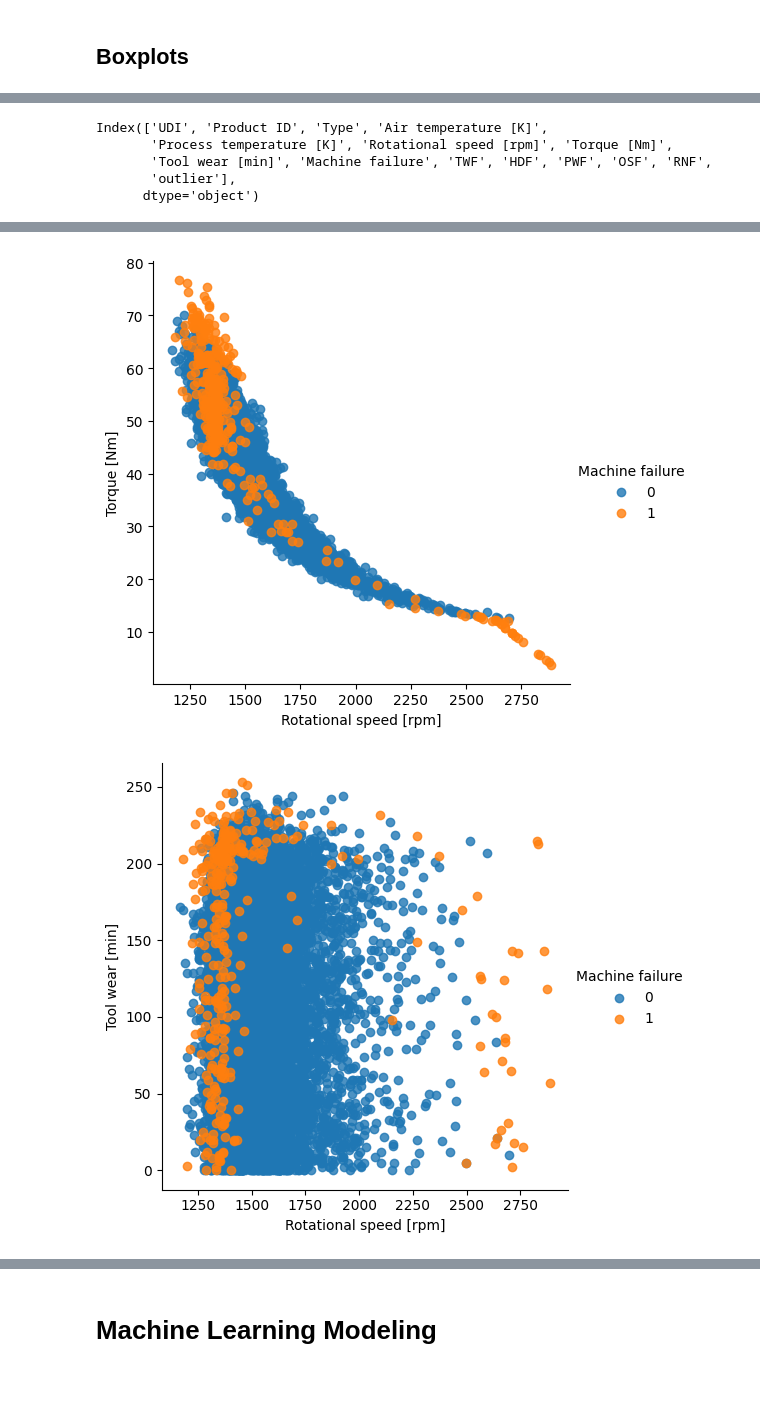
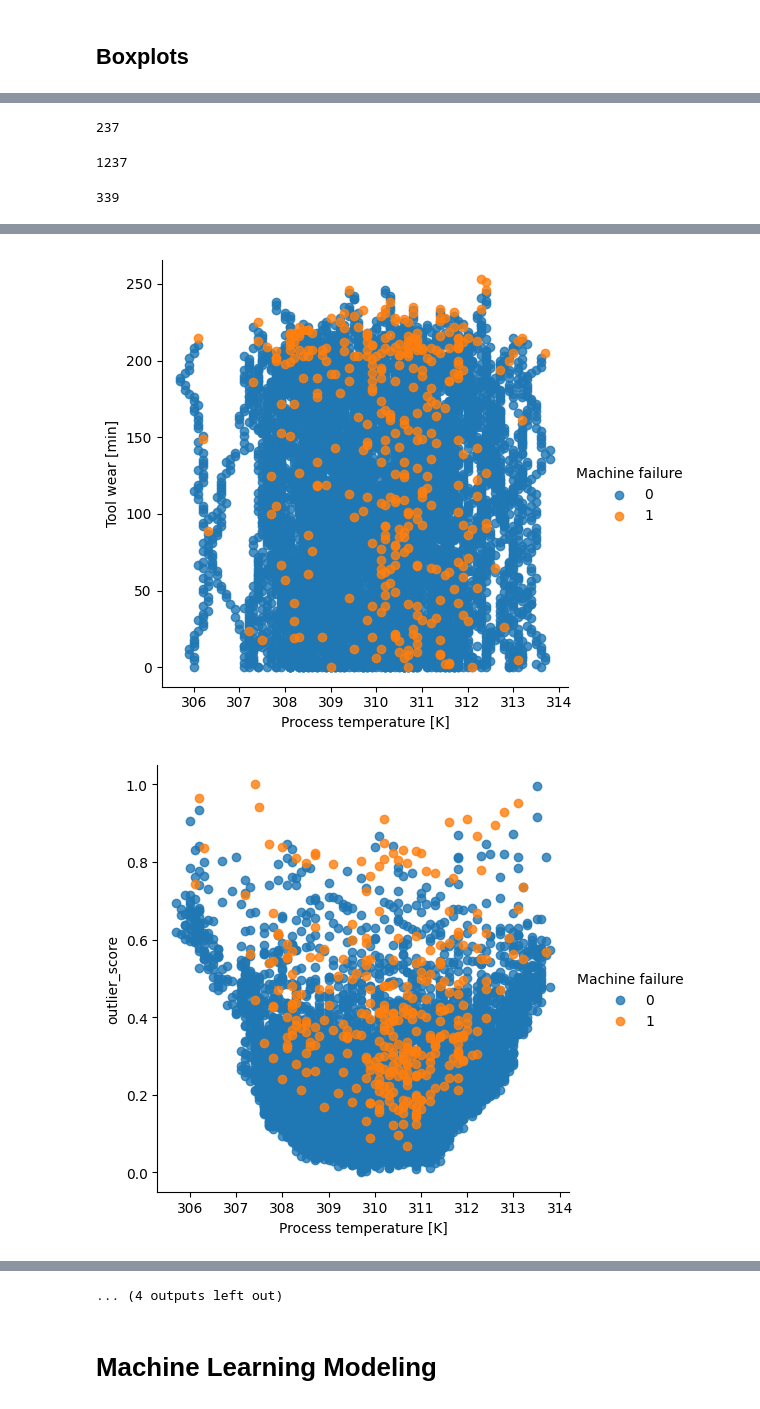
Before and after one commit to Sebastian1981/CBM_DataSimulator, a Jupyter notebook: notebooks/eda.ipynb, the cells around one changed output, grey strips where cells are left out. Cells and saved outputs as stored; diff of their text form; code cells hidden in the pictures; blank space fills up the shorter version.

```diff
--- a/notebooks/eda.ipynb
+++ b/notebooks/eda.ipynb
@@ -90,0 +89,2 @@ outier_labels.sum()
+# %%
+outlier_scores = iforest.predict_proba(df[features_numeric])[:,1]
@@ -91,6 +93,6 @@ outier_labels.sum()
 # %%
 # add outlier labels to dataset
-df['outlier'] = outier_labels
+df['outlier_score'] = outlier_scores
 # %%
 df.head()
 # %% [output]
@@ -114 +105,3 @@ features_numeric + features_categorical
+# %%
+features_numeric.append('outlier_score')
 # %%
@@ -140,14 +129,21 @@ plt.show()
-# %%
-df.columns
-# %% [output]
-Index(['UDI', 'Product ID', 'Type', 'Air temperature [K]',
-       'Process temperature [K]', 'Rotational speed [rpm]', 'Torque [Nm]',
-       'Tool wear [min]', 'Machine failure', 'TWF', 'HDF', 'PWF', 'OSF', 'RNF',
-       'outlier'],
-      dtype='object')
+# %%
+# Let´s check how good we are at detecting machine failures by solely using the outlier score
+
+df['Machine failure'][df['outlier_score'] > .3].sum()
+# %% [output]
+237
+# %%
+import numpy as np
+np.sum(df['outlier_score'] > .4)
+# %% [output]
+1237
+# %%
+df['Machine failure'].sum()
+# %% [output]
+339
 # %%
 # Generate all combinations of features
-combinations = list(itertools.combinations(features[:-1], 2))
+combinations = list(itertools.combinations(features_numeric, 2))
 for c in combinations:
     print(c[0], c[1])
     sns.lmplot(x=c[0], y=c[1], hue='Machine failure', data=df, fit_reg=False)
@@ -172,2 +173,2 @@ Torque [Nm] Tool wear [min]
-[figure, old version]
+[figure, new version]
-[figure, old version]
+[figure, new version]
@@ -175,3 +177,4 @@ Torque [Nm] Tool wear [min]
+... (4 outputs left out)
 # %% [markdown]
 # Machine Learning Modeling
 # %%
```
Also changed, not shown: parts of 20 cells of this notebook.
